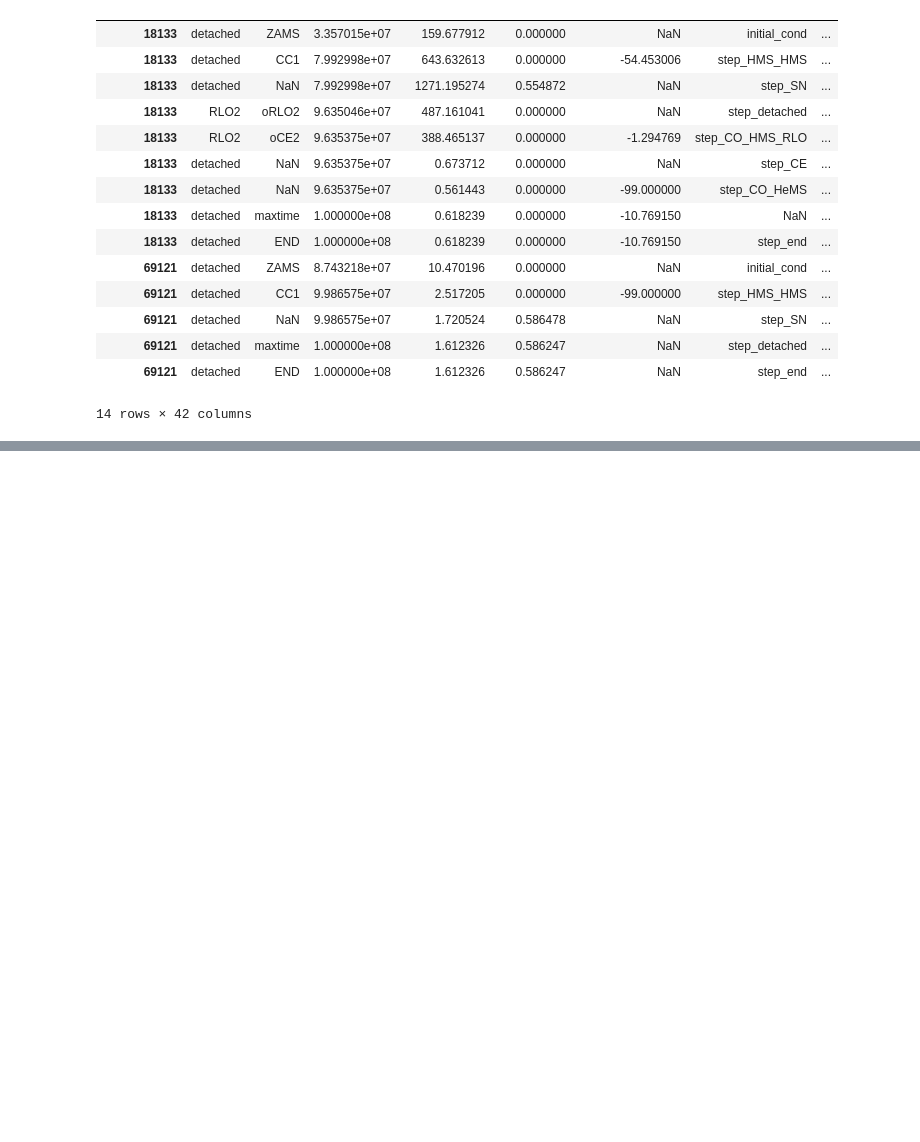
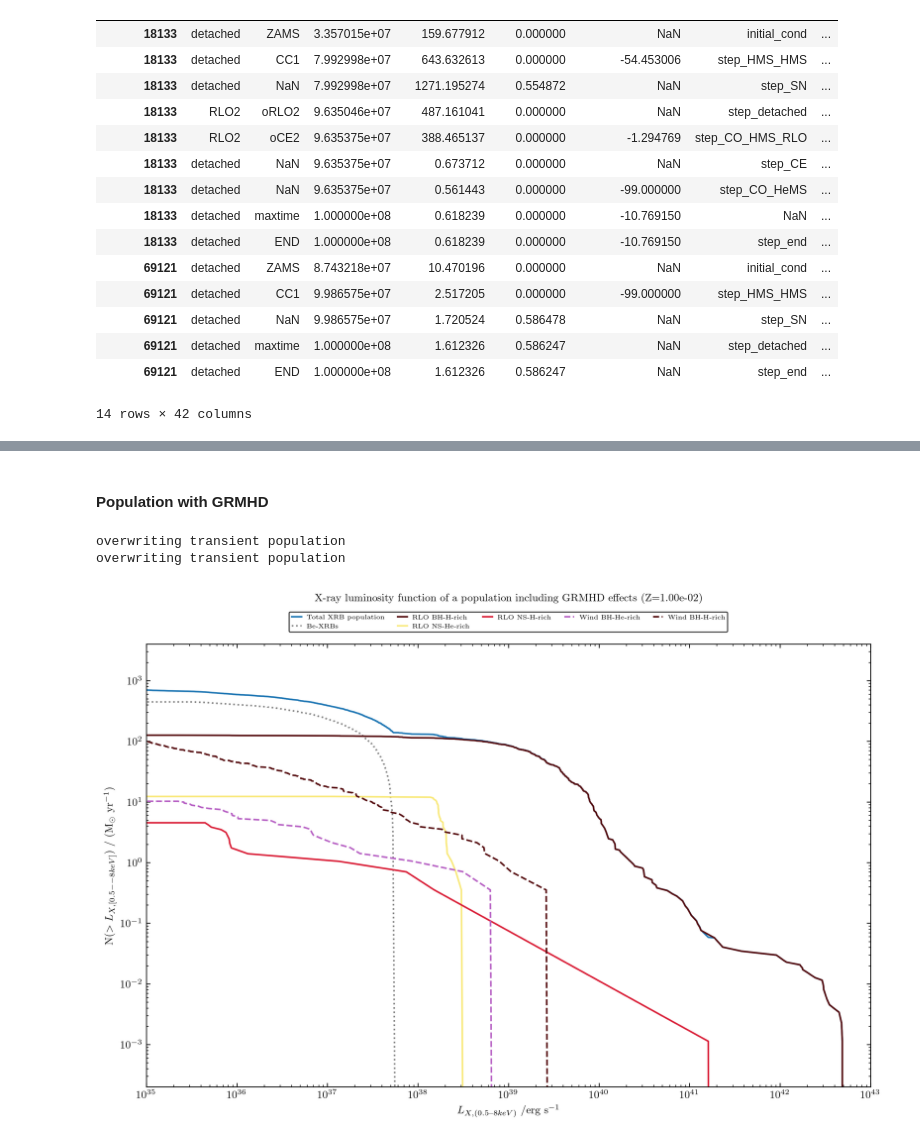
Before and after one commit to AArn80/Master_thesis, a Jupyter notebook: XLF_functions.ipynb, the cells around one changed output, grey strips where cells are left out. Cells and saved outputs as stored; diff of their text form; code cells hidden in the pictures; blank space fills up the shorter version.

```diff
--- a/XLF_functions.ipynb
+++ b/XLF_functions.ipynb
@@ -2217,0 +2264,5 @@ Plot_cumulative_XLF(Trans_pop, Weights)
+# %% [markdown]
+#### Population with GRMHD
+# %%
+selection1e_02 = Population('Pop_with_GRMHD/BHNS_GRMHD_1e-02_Zsun.h5')
+selection1e_04 = Population('Pop_with_GRMHD/BHNS_GRMHD_1e-04_Zsun.h5')
@@ -2217,0 +2272,13 @@ Plot_cumulative_XLF(Trans_pop, Weights)
+# %%
+Trans_Pop_GRMHD_1e_02 = selection1e_02.create_transient_population(XRB_selection_function, 'GRMHD_1e_02_XRB_population')
+Trans_Pop_GRMHD_1e_04 = selection1e_04.create_transient_population(XRB_selection_function, 'GRMHD_1e_04_XRB_population')
+# %% [output]
+overwriting transient population
+overwriting transient population
+# %%
+Weights2, _ = Stat_XLF(Trans_Pop_GRMHD_1e_02, stat_kwargs=stat_kwargs)
+Weights4, _ = Stat_XLF(Trans_Pop_GRMHD_1e_04, stat_kwargs=stat_kwargs)
+# %%
+Plot_cumulative_XLF(Trans_Pop_GRMHD_1e_02, Weights2, title = 'X-ray luminosity function of a population including GRMHD effects')
+# %% [output]
+[figure, added]
```
Also changed, not shown: parts of 41 cells of this notebook, 4 other files.
